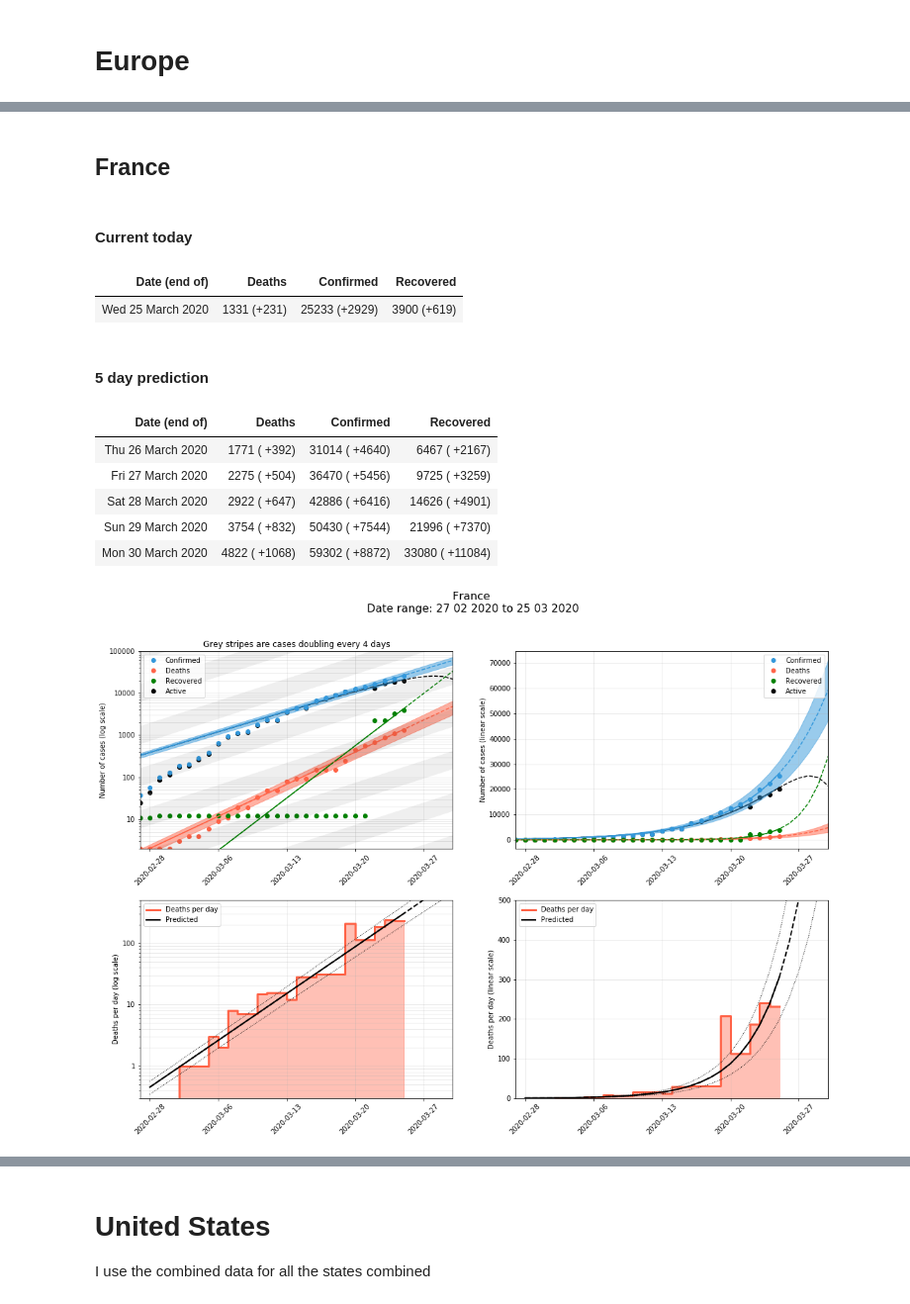
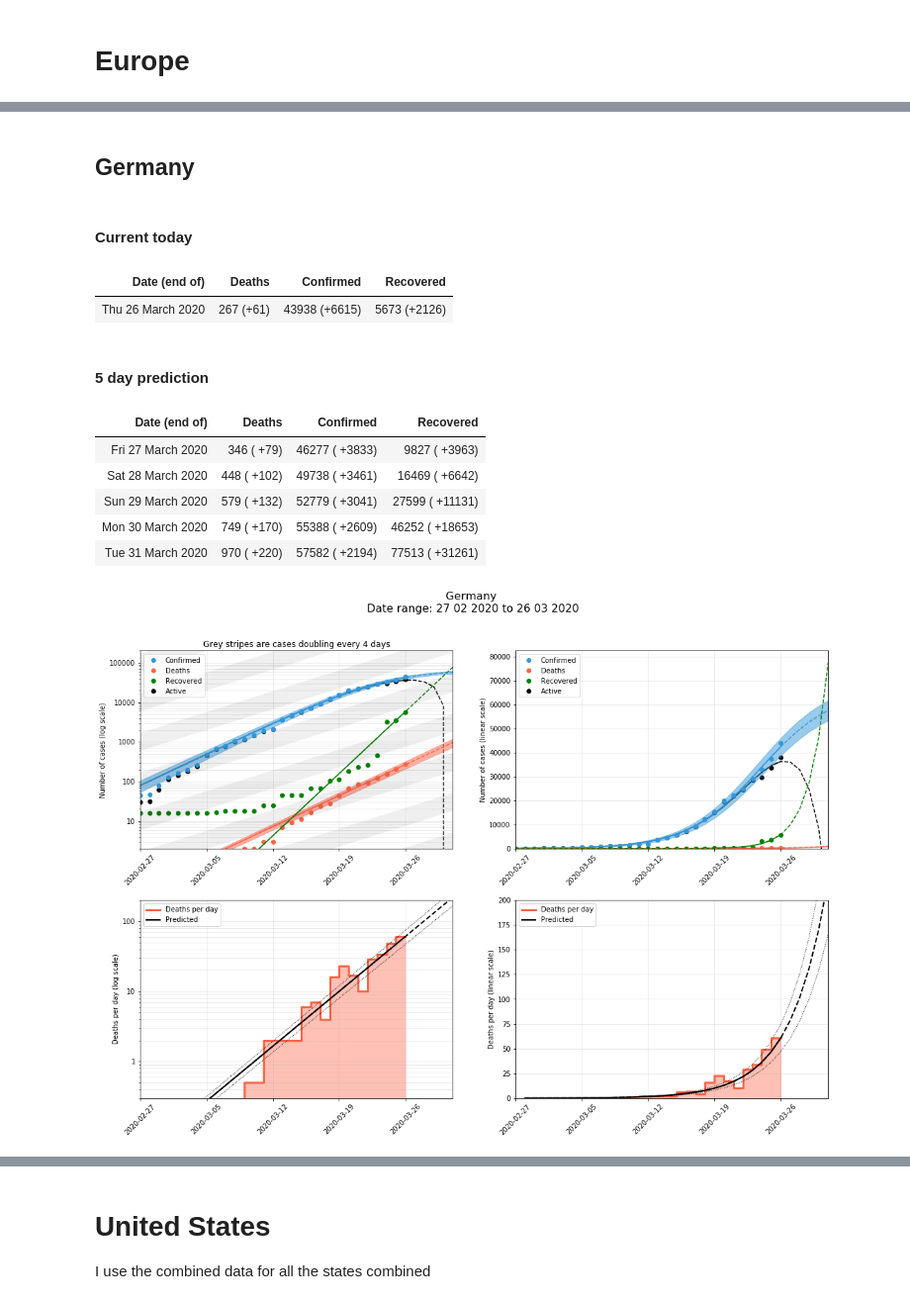
Before and after one commit to jmoldon/coronavirus_analysis, a Jupyter notebook: covid19_newdata.ipynb, the cells around one changed output, grey strips where cells are left out. Shown at 99% size. Drawn from its saved outputs; the diff is of its cells as text; code cells hidden in the pictures.

Commit message:
Update March 27

```diff
--- a/covid19_newdata.ipynb
+++ b/covid19_newdata.ipynb
@@ -237,5 +237,5 @@ fig.savefig(f'./plots/most_cases_evolution.png', bbox_inches='tight', dpi=100)
 # %%
-def plot_country(data_country, prediction, ylim=1e5, death_lim=900, n=4):
+def plot_country(data_country, prediction, ylim=2e5, death_lim=300, n=4):
     gridsize = (4, 2)
     fig = plt.figure(figsize=(18, 12))
     ax1 = plt.subplot2grid(gridsize, (0, 0), colspan=1, rowspan=2)
@@ -293,7 +293,7 @@ def plot_country(data_country, prediction, ylim=1e5, death_lim=900, n=4):
         #ax.plot(death_diff['DateTime'], savgol_filter(dd, 3, 1), 'k-', label='Smooth')
 
     ax1.set_ylim(2,ylim)
-    #ax2.set_ylim(0,ylim)
+    ax2.set_ylim(-0.1*np.max(prediction['Deaths_pred']),)
     #ax3.set_ylim(0.3, np.nanmax([10, int(np.max(1.5*data_country['Deaths_diff']))]))
     #ax4.set_ylim(0, np.nanmax([10, int(np.max(1.5*data_country['Deaths_diff']))]))
     ax3.set_ylim(0.3, death_lim)
@@ -591,28 +617,28 @@ print_table(my_country, prediction, days=5)
 # %%
-death_lim2 = 500
+death_lim2 = 200
 # %%
-display(Markdown("## France"))
-min_y1 = {'Confirmed': 50, 'Deaths': 100, 'Recovered': 20}
+display(Markdown("## Germany"))
+min_y1 = {'Confirmed': 50, 'Deaths': 100, 'Recovered': 0}
 
-fits_todo1 = {'Confirmed': [func_exponential],
-             'Deaths':     [func_exponential],
+fits_todo1 = {'Confirmed': [func_exponential, func_logistic],
+             'Deaths':     [func_exponential, func_logistic],
              'Recovered':  [func_exponential]}
+threshold1 = {'Confirmed': 0.9, 'Deaths': 0.8, 'Recovered':0.8}
 
-threshold1 = {'Confirmed': 0.7, 'Deaths': 0.5}
-my_country = select_country(data, country='France',province='', start_date='2020-02-27')
+my_country = select_country(data, country='Germany',province='', start_date='2020-02-27')
 data_country, prediction = fit_data(my_country, min_y=min_y1, fits_todo=fits_todo1, threshold=threshold1)
 fig, ax = plot_country(data_country, prediction, death_lim=death_lim2)
 print_table(my_country, prediction, days=5)
 # %% [output]
-## France
+## Germany
 #### Current today
 | Date (end of) | Deaths | Confirmed | Recovered |
-| Wed 25 March 2020 | 1331 (+231) | 25233 (+2929) | 3900 (+619) |
+| Thu 26 March 2020 | 267 (+61) | 43938 (+6615) | 5673 (+2126) |
 #### 5 day prediction
 | Date (end of) | Deaths | Confirmed | Recovered |
-| Thu 26 March 2020 | 1771 ( +392) | 31014 ( +4640) | 6467 ( +2167) |
-| Fri 27 March 2020 | 2275 ( +504) | 36470 ( +5456) | 9725 ( +3259) |
-| Sat 28 March 2020 | 2922 ( +647) | 42886 ( +6416) | 14626 ( +4901) |
-| Sun 29 March 2020 | 3754 ( +832) | 50430 ( +7544) | 21996 ( +7370) |
-| Mon 30 March 2020 | 4822 ( +1068) | 59302 ( +8872) | 33080 ( +11084) |
+| Fri 27 March 2020 | 346 ( +79) | 46277 ( +3833) | 9827 ( +3963) |
+| Sat 28 March 2020 | 448 ( +102) | 49738 ( +3461) | 16469 ( +6642) |
+| Sun 29 March 2020 | 579 ( +132) | 52779 ( +3041) | 27599 ( +11131) |
+| Mon 30 March 2020 | 749 ( +170) | 55388 ( +2609) | 46252 ( +18653) |
+| Tue 31 March 2020 | 970 ( +220) | 57582 ( +2194) | 77513 ( +31261) |
-[figure, old version]
+[figure, new version]
```
Also changed, not shown: parts of 20 cells of this notebook, 21 other files.
